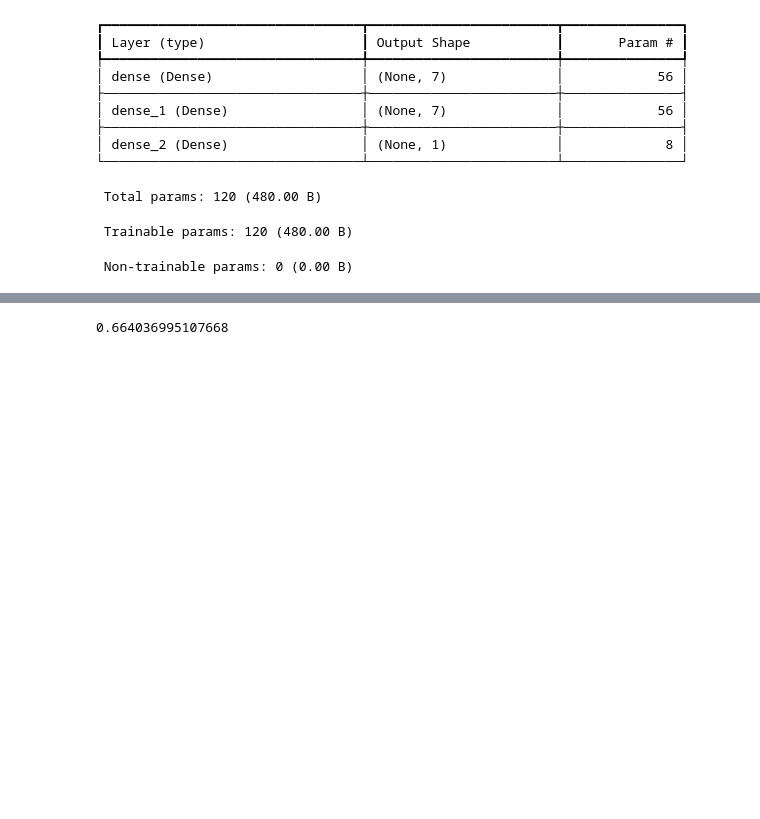
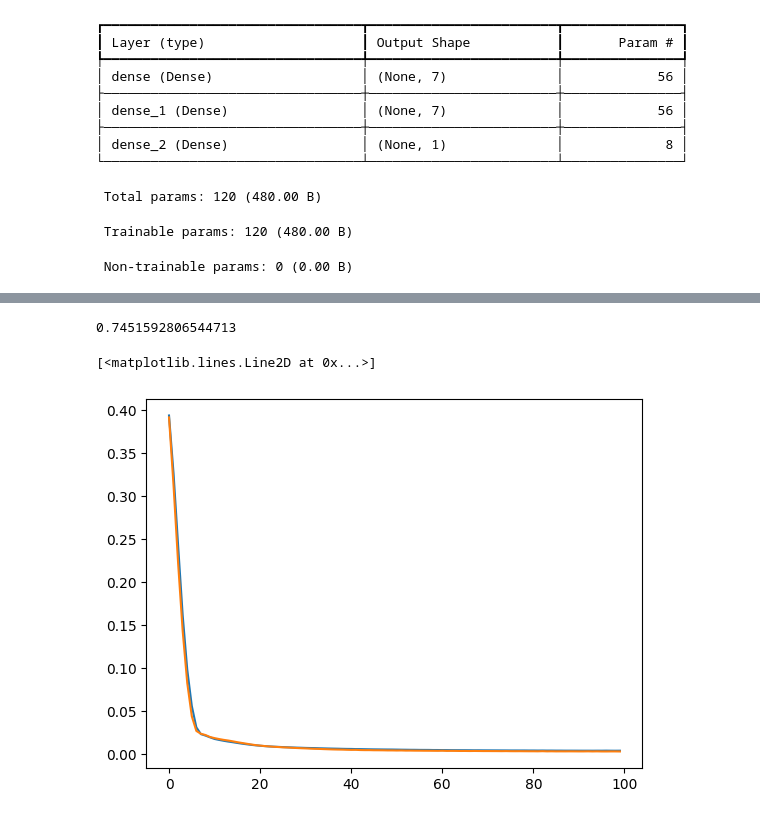
Before and after one commit to Swapn2/deep_learning, a Jupyter notebook: graduate-admission-2.ipynb, the cells around one changed output, grey strips where cells are left out. Cells and saved outputs as stored; diff of their text form; code cells hidden in the pictures; blank space fills up the shorter version.

```diff
--- a/graduate-admission-2.ipynb
+++ b/graduate-admission-2.ipynb
@@ -130,8 +130,8 @@ Model: "sequential"
  Trainable params: 120 (480.00 B)
  Non-trainable params: 0 (0.00 B)
 # %%
-model.compile(loss = 'mean_squared_error',optimizer='Adam')
+model.compile(loss = 'mean_squared_error',optimizer='Adam',metrics = ['accuracy'])
 # %%
-model.fit(x_train_scaled,y_train,epochs = 100,validation_split = .2)
+history = model.fit(x_train_scaled,y_train,epochs = 100,validation_split = .2)
 # %% [output]
 Epoch 1/100
@@ -160,4 +159,11 @@ y_pred = model.predict(x_test_scaled)
 from sklearn.metrics import r2_score
 r2_score(y_test,y_pred)
 # %% [output]
-0.664036995107668
+0.7451592806544713
+# %%
+import matplotlib.pyplot as plt
+plt.plot(history.history['loss'])
+plt.plot(history.history['val_loss'])
+# %% [output]
+[<matplotlib.lines.Line2D at 0x...>]
+[figure, added]
```
Also changed, not shown: parts of 4 cells of this notebook.
